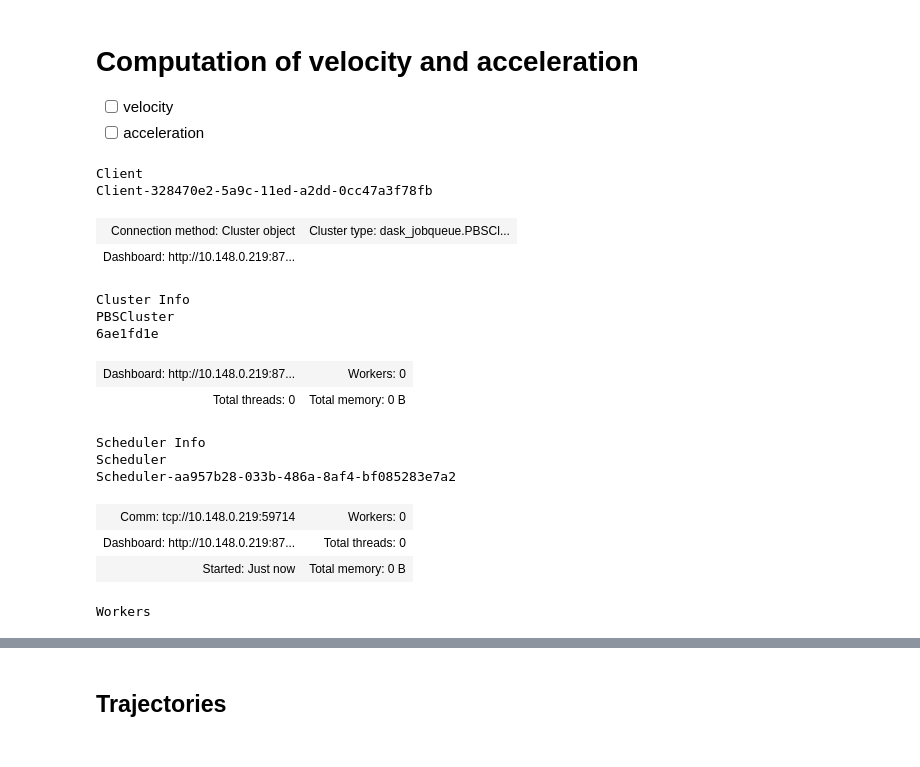
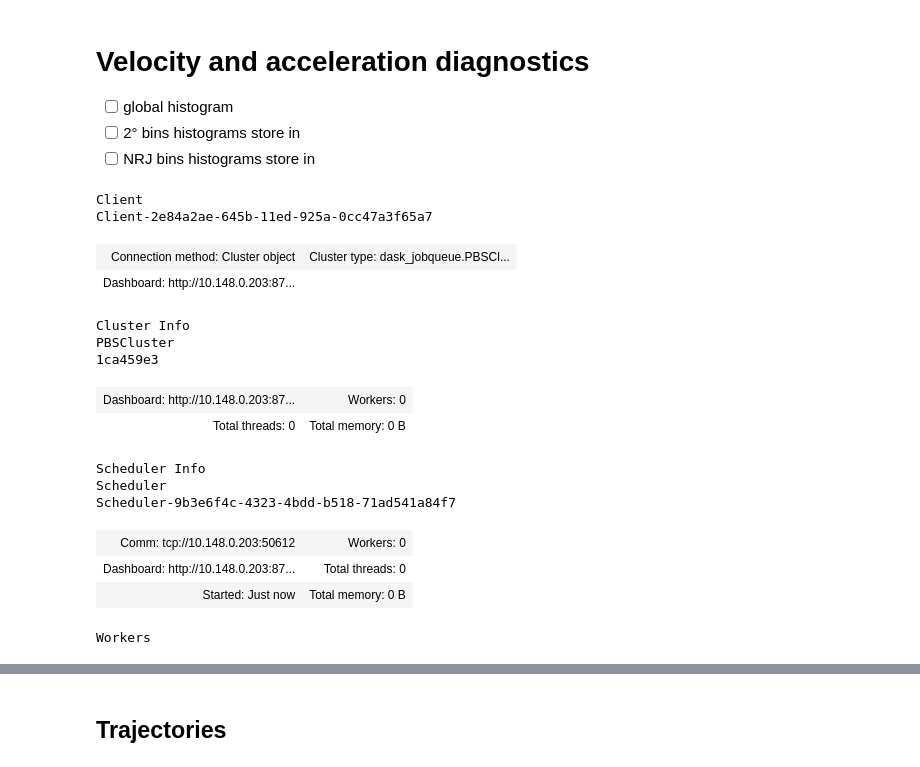
Before and after one commit to margot-demol/PhD, a Jupyter notebook: GDP/diag_velocity_acceleration.ipynb, the cells around one changed output, grey strips where cells are left out. Drawn from its saved outputs; the diff is of its cells as text; code cells hidden in the pictures.

Commit message:
store,global and  geo histograms

```diff
--- a/GDP/diag_velocity_acceleration.ipynb
+++ b/GDP/diag_velocity_acceleration.ipynb
@@ -1,8 +1,9 @@
 # %% [markdown]
-# Computation of velocity and acceleration
+# Velocity and acceleration diagnostics
 
-- [ ] velocity
-- [ ] acceleration
+- [ ] global histogram
+- [ ] 2° bins histograms store in
+- [ ] NRJ bins histograms store in
 # %%
 import os
 from glob import glob
@@ -30,31 +30,34 @@ from dask.delayed import delayed
 # %%
 from dask.distributed import Client
 
 if True:
     from dask_jobqueue import PBSCluster
-    cluster = PBSCluster()
-    w = cluster.scale(jobs=3) # 2 not enough for lon, lat, year, binning
+    from dask.distributed import Client
+    #cluster = PBSCluster()
+    #w = cluster.scale(jobs=3) # 2 not enough for lon, lat, year, binning
+    cluster = PBSCluster(cores=3, processes=3, walltime='04:00:00')
+    w = cluster.scale(jobs=8)
 else:
     from dask.distributed import LocalCluster
     cluster = LocalCluster()
 
 client = Client(cluster)
 client
 # %% [output]
 Client
-Client-328470e2-5a9c-11ed-a2dd-0cc47a3f78fb
+Client-2e84a2ae-645b-11ed-925a-0cc47a3f65a7
 | Connection method: Cluster object | Cluster type: dask_jobqueue.PBSCl... |
-| Dashboard: http://10.148.0.219:87... |  |
+| Dashboard: http://10.148.0.203:87... |  |
 Cluster Info
 PBSCluster
-6ae1fd1e
+1ca459e3
-| Dashboard: http://10.148.0.219:87... | Workers: 0 |
+| Dashboard: http://10.148.0.203:87... | Workers: 0 |
 | Total threads: 0 | Total memory: 0 B |
 Scheduler Info
 Scheduler
-Scheduler-aa957b28-033b-486a-8af4-bf085283e7a2
+Scheduler-9b3e6f4c-4323-4bdd-b518-71ad541a84f7
-| Comm: tcp://10.148.0.219:59714 | Workers: 0 |
-| Dashboard: http://10.148.0.219:87... | Total threads: 0 |
+| Comm: tcp://10.148.0.203:50612 | Workers: 0 |
+| Dashboard: http://10.148.0.203:87... | Total threads: 0 |
 | Started: Just now | Total memory: 0 B |
 Workers
 # %%
```
Also changed, not shown: parts of 33 cells of this notebook, 1 other file.
